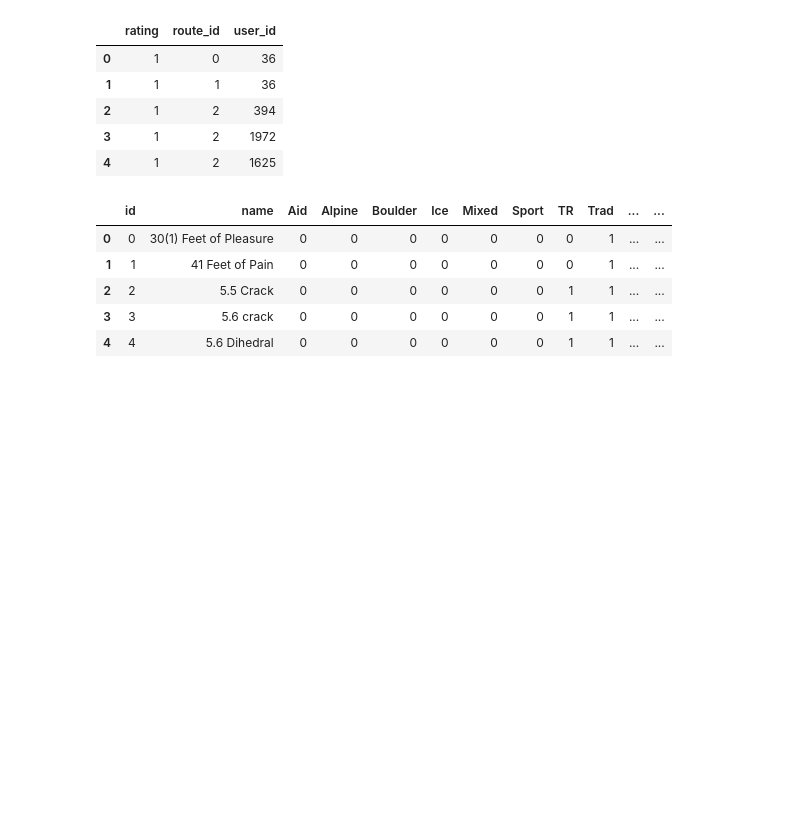
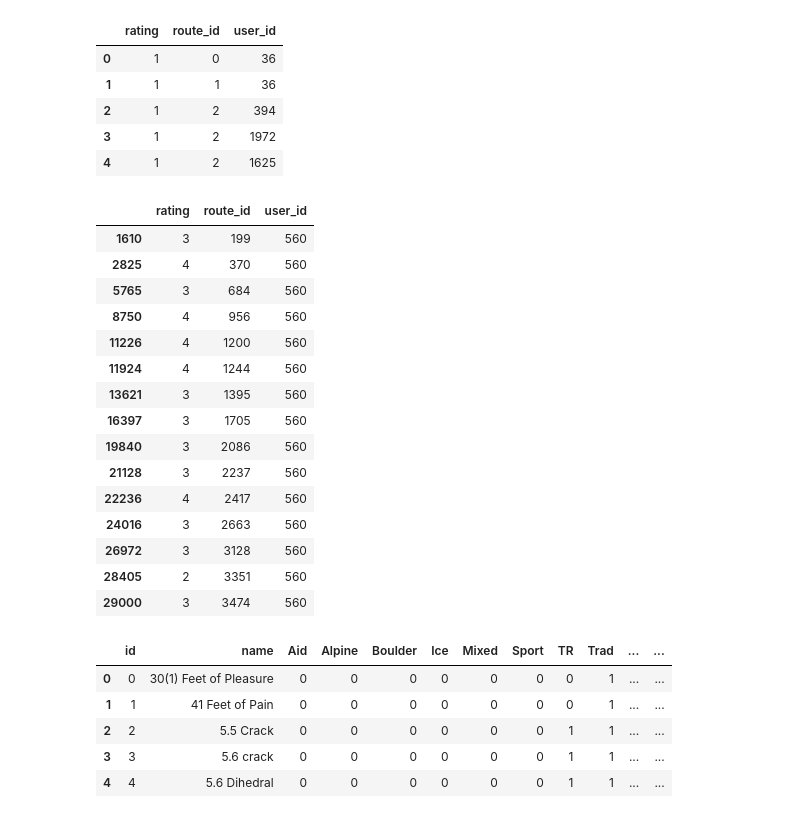
Before and after one commit to davidblaszka/redpointer, a Jupyter notebook: src/ensemble_model_setup.ipynb, the cells around one changed output. Saved outputs shown, nothing was run; the diff lists cells and outputs as text; code cells hidden in the pictures; blank space fills up the shorter version.

```diff
--- a/src/ensemble_model_setup.ipynb
+++ b/src/ensemble_model_setup.ipynb
@@ -124,6 +125,25 @@ ratings_df.head()
 | 2 | 1 | 2 | 394 |
 | 3 | 1 | 2 | 1972 |
 | 4 | 1 | 2 | 1625 |
+# %%
+ratings_df[ratings_df['user_id'] == 560]
+# %% [output]
+|  | rating | route_id | user_id |
+| 1610 | 3 | 199 | 560 |
+| 2825 | 4 | 370 | 560 |
+| 5765 | 3 | 684 | 560 |
+| 8750 | 4 | 956 | 560 |
+| 11226 | 4 | 1200 | 560 |
+| 11924 | 4 | 1244 | 560 |
+| 13621 | 3 | 1395 | 560 |
+| 16397 | 3 | 1705 | 560 |
+| 19840 | 3 | 2086 | 560 |
+| 21128 | 3 | 2237 | 560 |
+| 22236 | 4 | 2417 | 560 |
+| 24016 | 3 | 2663 | 560 |
+| 26972 | 3 | 3128 | 560 |
+| 28405 | 2 | 3351 | 560 |
+| 29000 | 3 | 3474 | 560 |
 # %%
 # add number of reviews
 routes = route_df_id[['id', 'name']].join(x_routes)
```
Also changed, not shown: parts of 3 cells of this notebook, 2 other files.
